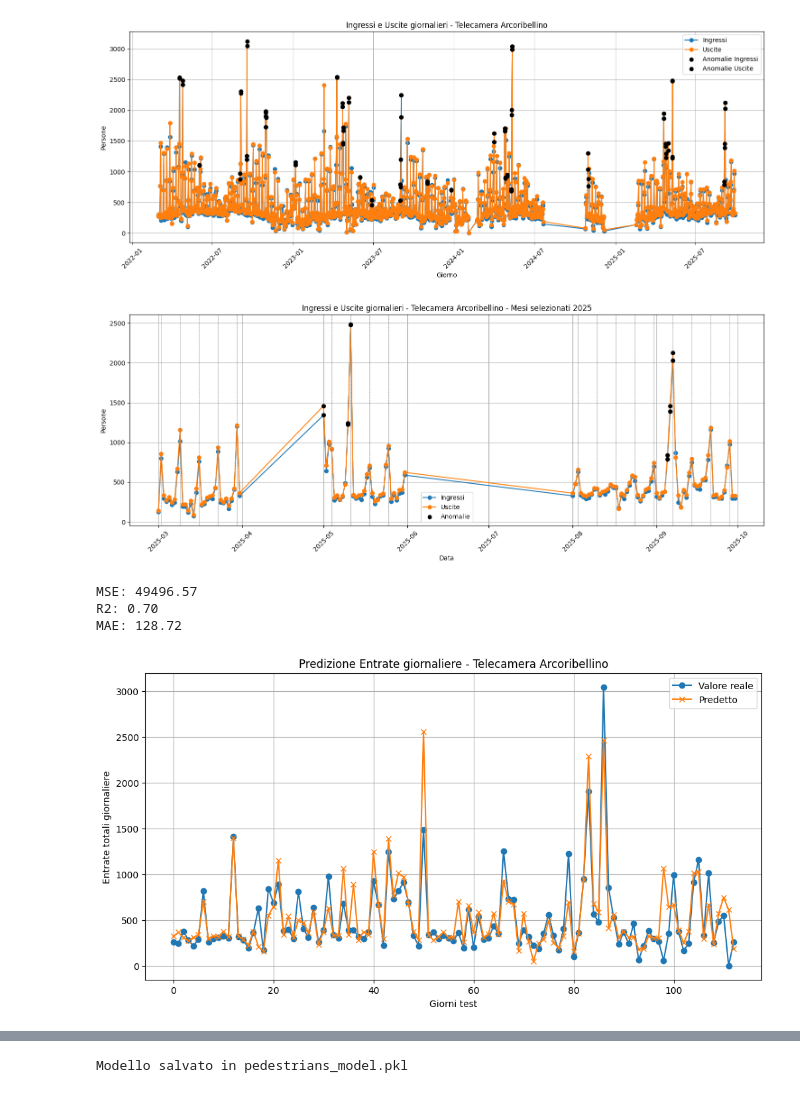
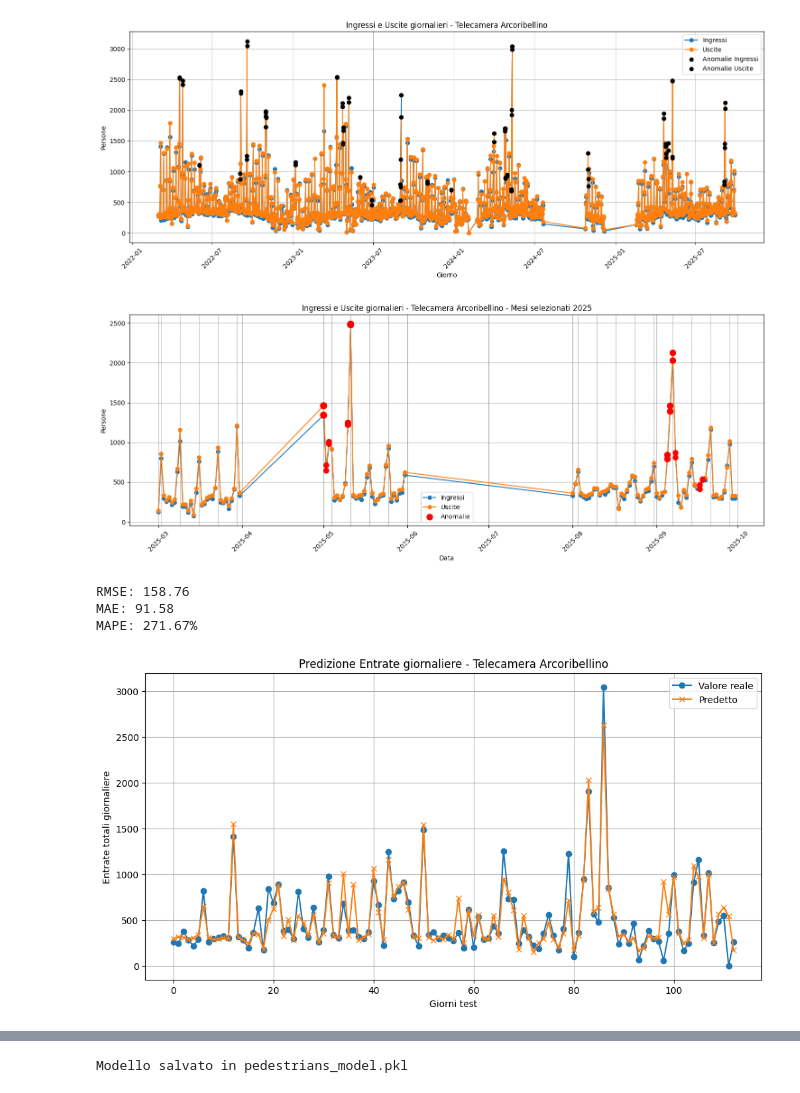
Before and after one commit to nbicocchi/S4C-Project, a Jupyter notebook: experiments/dataset2025/pedestrians/experiment.ipynb, the cells around one changed output, grey strips where cells are left out. Saved outputs shown, nothing was run; the diff lists cells and outputs as text; code cells hidden in the pictures.

```diff
--- a/experiments/dataset2025/pedestrians/experiment.ipynb
+++ b/experiments/dataset2025/pedestrians/experiment.ipynb
@@ -129,13 +129,17 @@ stats_settimana = stats_settimana.rename(columns={"mean": "media", "std": "devst
 # Unisci le statistiche al dataframe originale
 daily_totals = daily_totals.merge(stats_settimana, on="giorno_settimana", how="left")
 
-# Identifica solo i giorni con afflusso alto (>2 deviazioni standard sopra la media dello stesso giorno della settimana)
-daily_totals["anomalia"] = daily_totals["entra"] > (daily_totals["media"] + 2 * daily_totals["devstd"])
+# Calcola numero di deviazioni standard sopra la media
+dev_std = (daily_totals["entra"] - daily_totals["media"]) / daily_totals["devstd"]
 
-# Pulizia: rimuovi colonne temporanee
+# Livello anomalia: tutte le dev std < 0 → 0, max 3
+daily_totals["anomalia"] = np.floor(dev_std).clip(lower=0, upper=3).astype(int)
+
+# Rimuovi colonne temporanee
 daily_totals = daily_totals.drop(columns=["media", "devstd"])
 
-# Controllo
-print(daily_totals.head())
-print(daily_totals["anomalia"].value_counts())
+# Salva giorno e livello anomalia
+daily_totals[["giorno", "anomalia"]].to_csv("eventi_devstd.csv", index=False)
+
+daily_totals
 # %% [output]
@@ -187,16 +194,25 @@ filtered = daily_totals[
     (daily_totals["giorno"].dt.month.isin(selected_months))
 ].copy()
 
-# Grafico
+# Grafico principale
 plt.figure(figsize=(15,6))
 plt.plot(filtered["giorno"], filtered["entra"], marker='o', label="Ingressi")
 plt.plot(filtered["giorno"], filtered["uscita"], marker='o', label="Uscite")
 
-# Evidenzia eventuali anomalie
+# Evidenzia anomalie in base al livello (>0)
 if "anomalia" in filtered.columns:
-    anomali = filtered[filtered["anomalia"]]
-    plt.scatter(anomali["giorno"], anomali["entra"], color="black", label="Anomalie", zorder=5)
-    plt.scatter(anomali["giorno"], anomali["uscita"], color="black", zorder=5)
+    anomali = filtered[filtered["anomalia"] > 0]
+    # Marker proporzionale al livello di anomalia
+    plt.scatter(
+        anomali["giorno"], anomali["entra"],
+        s=50 + 20*anomali["anomalia"],  # dimensione marker proporzionale
+        color="red", label="Anomalie", zorder=5
+    )
+    plt.scatter(
+        anomali["giorno"], anomali["uscita"],
+        s=50 + 20*anomali["anomalia"],
+        color="red", zorder=5
+    )
 
 # Linee verticali sottili per le domeniche
 sundays = filtered[filtered["giorno"].dt.weekday == 6]["giorno"]
@@ -212,28 +228,30 @@ plt.legend()
 plt.tight_layout()
 plt.show()
 # %% [output]
-[figure, old version]
+[figure, new version]
 # %%
 import pandas as pd
 import matplotlib.pyplot as plt
 from sklearn.model_selection import train_test_split
 from sklearn.ensemble import GradientBoostingRegressor
-from sklearn.metrics import mean_squared_error, r2_score, mean_absolute_error
+from sklearn.metrics import mean_squared_error, mean_absolute_error
+import numpy as np
 
 # ----------------------------
-# 1️⃣ Prepara i dati da daily_totals
+# 1️⃣ Prepara i dati
 # ----------------------------
 daily_totals["giorno"] = pd.to_datetime(daily_totals["giorno"])
+daily_totals = daily_totals.sort_values("giorno").reset_index(drop=True)
 
-# Feature temporali giornaliere
+# Feature temporali
 daily_totals["giorno_settimana"] = daily_totals["giorno"].dt.weekday
 daily_totals["mese"] = daily_totals["giorno"].dt.month
 daily_totals["giorno_mese"] = daily_totals["giorno"].dt.day
 
 # Target e feature
+lag_features = [f"entra_lag{i}" for i in range(1, 7)]
+X = daily_totals[["giorno_settimana", "mese", "giorno_mese", "anomalia"] ]
 y = daily_totals["entra"]
-# Assumiamo che ci sia una colonna Special (o usare anomalia come proxy)
-X = daily_totals[["giorno_settimana", "mese", "giorno_mese", "anomalia"]]
 
 # ----------------------------
 # 2️⃣ Split train/test
@@ -242,42 +260,41 @@ X_train, X_test, y_train, y_test = train_test_split(
     X, y, test_size=0.1, random_state=42
 )
 
 # ----------------------------
 # 3️⃣ Modello Gradient Boosting
 # ----------------------------
 model = GradientBoostingRegressor(
     n_estimators=200, learning_rate=0.1, max_depth=3, random_state=42
 )
 model.fit(X_train, y_train)
 
-# Predizioni
+# ----------------------------
+# 4️⃣ Predizioni e metriche
+# ----------------------------
 y_pred = model.predict(X_test)
 
-# ----------------------------
-# 4️⃣ Valutazione
-# ----------------------------
-mse = mean_squared_error(y_test, y_pred)
-r2 = r2_score(y_test, y_pred)
+rmse = np.sqrt(mean_squared_error(y_test, y_pred))
 mae = mean_absolute_error(y_test, y_pred)
+mape = np.mean(np.abs((y_test - y_pred) / y_test)) * 100
 
-print(f"MSE: {mse:.2f}")
-print(f"R2: {r2:.2f}")
+print(f"RMSE: {rmse:.2f}")
 print(f"MAE: {mae:.2f}")
+print(f"MAPE: {mape:.2f}%")
 
 # ----------------------------
 # 5️⃣ Visualizza predizioni
 # ----------------------------
 plt.figure(figsize=(12,6))
 plt.plot(y_test.values, label="Valore reale", marker='o')
 plt.plot(y_pred, label="Predetto", marker='x')
 plt.xlabel("Giorni test")
 plt.ylabel("Entrate totali giornaliere")
 plt.title(f"Predizione Entrate giornaliere - Telecamera {telecamera_scelta}")
 plt.legend()
 plt.grid(True)
 plt.show()
 # %% [output]
-MSE: 49496.57
-R2: 0.70
-MAE: 128.72
+RMSE: 158.76
+MAE: 91.58
+MAPE: 271.67%
-[figure, old version]
+[figure, new version]
```
Also changed, not shown: parts of 3 cells of this notebook, 4 other files.
